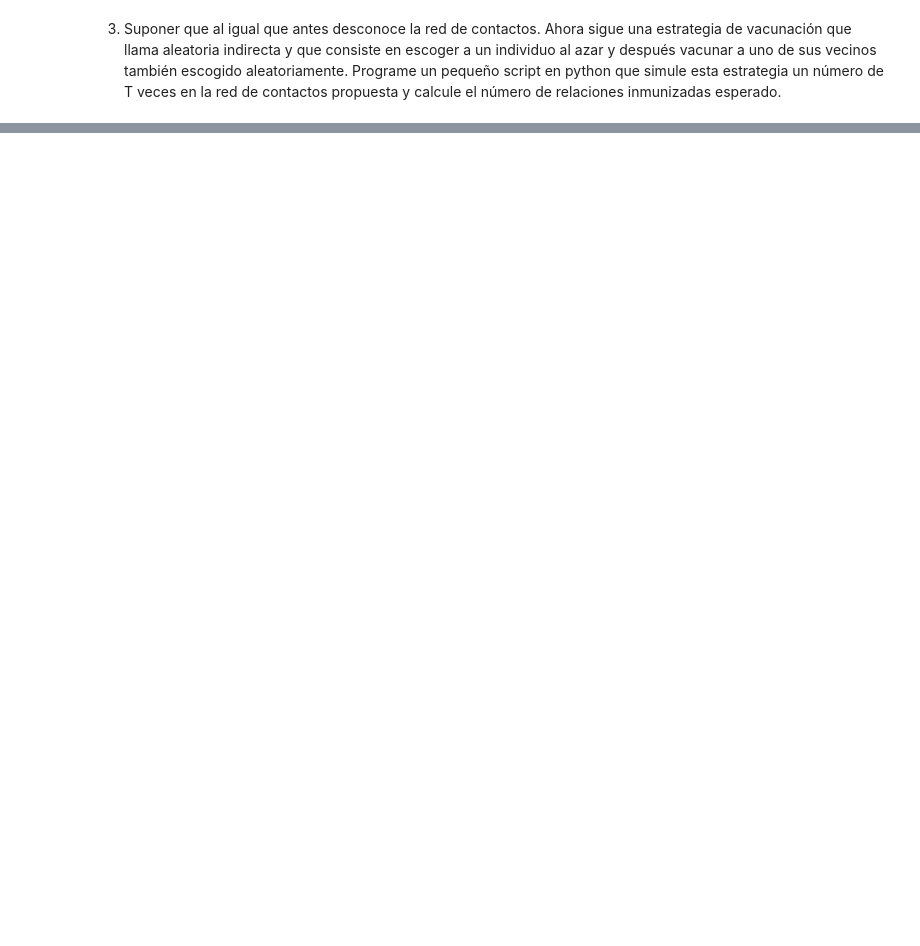
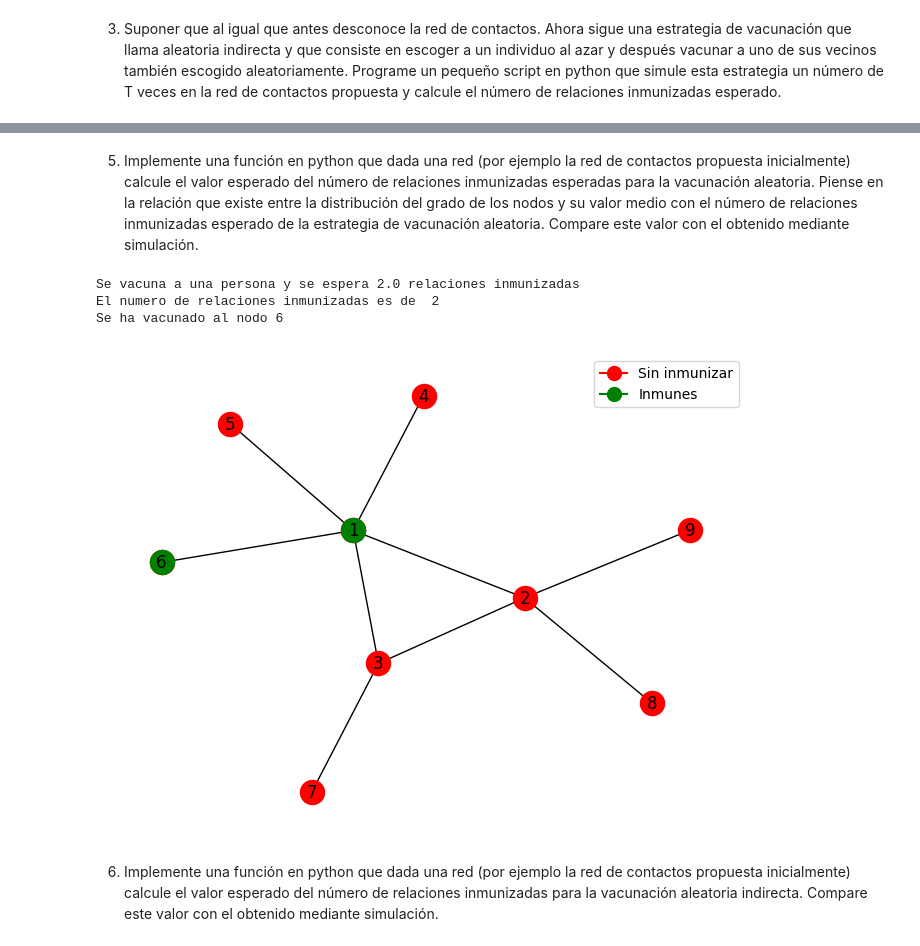
Before and after one commit to CristianFernandezM/NuevasTecnologias, a Jupyter notebook: Pratica4.ipynb, the cells around one changed output, grey strips where cells are left out. Cells and saved outputs as stored; diff of their text form; code cells hidden in the pictures; blank space fills up the shorter version.

```diff
--- a/Pratica4.ipynb
+++ b/Pratica4.ipynb
@@ -134,0 +144,38 @@ Relaciones esperadas: 6.222222222222222
+# %% [markdown]
+5. Implemente una función en python que dada una red (por ejemplo la red de contactos propuesta inicialmente) calcule el valor esperado del número de relaciones inmunizadas esperadas para la vacunación aleatoria. Piense en la relación que existe entre la distribución del grado de los nodos y su valor medio con el número de relaciones inmunizadas esperado de la estrategia de vacunación aleatoria. Compare este valor con el obtenido mediante simulación.
+# %%
+def vacunacionAleatoria(G):
+    # Lista con los nodos de la red que le pasemos
+    listaPersonas = list(G.nodes)
+
+    # Selecciona el index de la lista de gente sin vacunar
+    inmunizado = random.choice(listaPersonas)
+
+    # Calculamos las relaciones inmunizadas
+    numRelacionesIn = [inmunizado] + list(G.neighbors(inmunizado))
+
+    # Usamos formula para calcular cuantas relaciones inmunes se esperan
+    sumGrados = sum(G.degree[nodo] for nodo in listaPersonas) / len(listaPersonas)
+
+    print("Se vacuna a una persona y se espera", sumGrados, "relaciones inmunizadas")
+    print("El numero de relaciones inmunizadas es de ", len(numRelacionesIn))
+    print("Se ha vacunado al nodo", inmunizado)
+
+    # Dibujamos como quedaría el grafo
+    pos = nx.layout.kamada_kawai_layout(G)
+    nx.draw(G, pos, with_labels=True, node_color='r')
+    nx.draw_networkx_nodes(G, pos, numRelacionesIn, node_color='g')
+    # Crear leyenda
+    red_line = mlines.Line2D([], [], color='red', marker='o', markersize=10, label='Sin inmunizar')
+    green_line = mlines.Line2D([], [], color='green', marker='o', markersize=10, label='Inmunes')
+    plt.legend(handles=[red_line, green_line])
+    plt.show()
+# %%
+vacunacionAleatoria(G)
+# %% [output]
+Se vacuna a una persona y se espera 2.0 relaciones inmunizadas
+El numero de relaciones inmunizadas es de  2
+Se ha vacunado al nodo 6
+[figure, added]
+# %% [markdown]
+6. Implemente una función en python que dada una red (por ejemplo la red de contactos propuesta inicialmente) calcule el valor esperado del número de relaciones inmunizadas para la vacunación aleatoria indirecta. Compare este valor con el obtenido mediante simulación.
```
Also changed, not shown: parts of 8 cells of this notebook, 1 other file.
